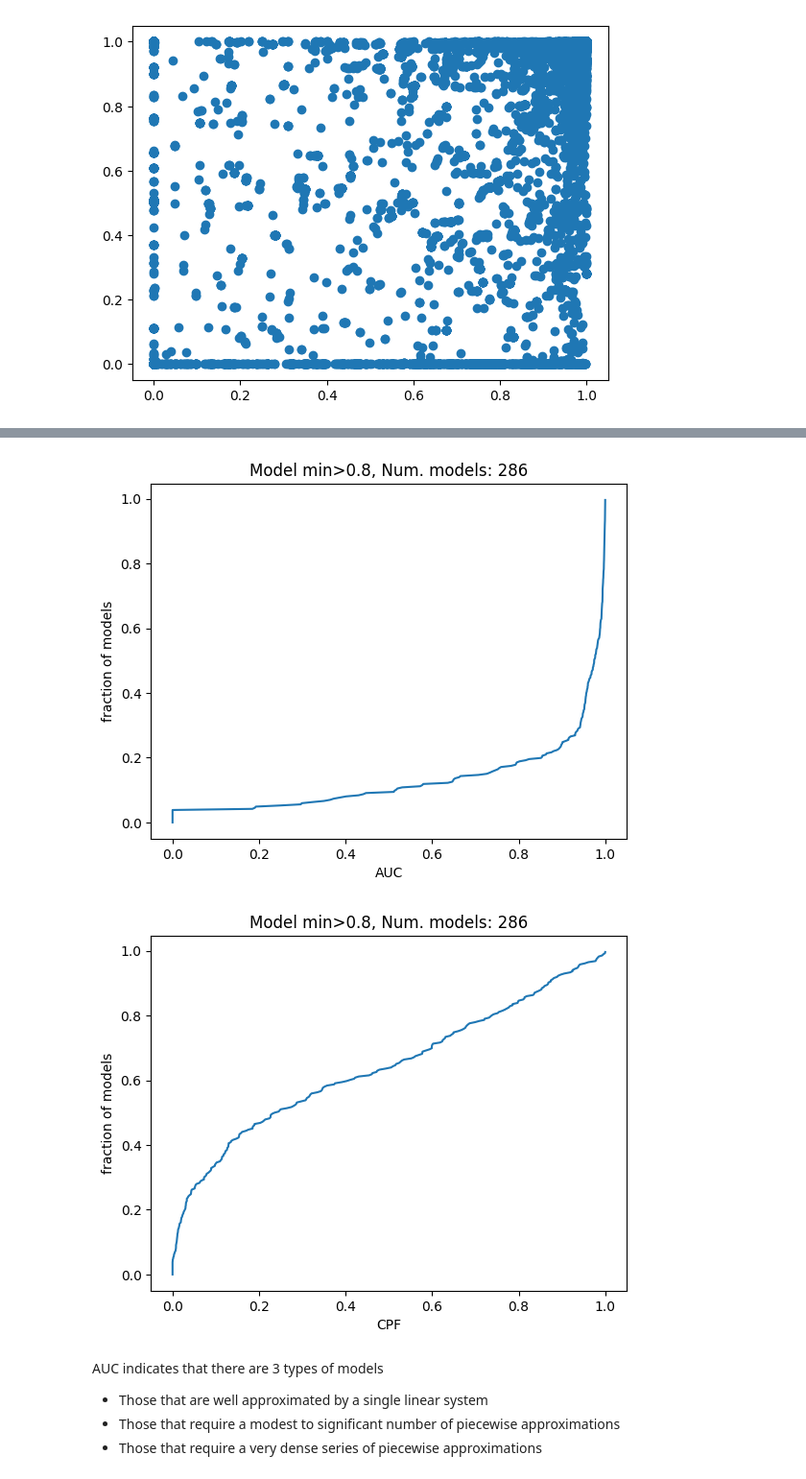
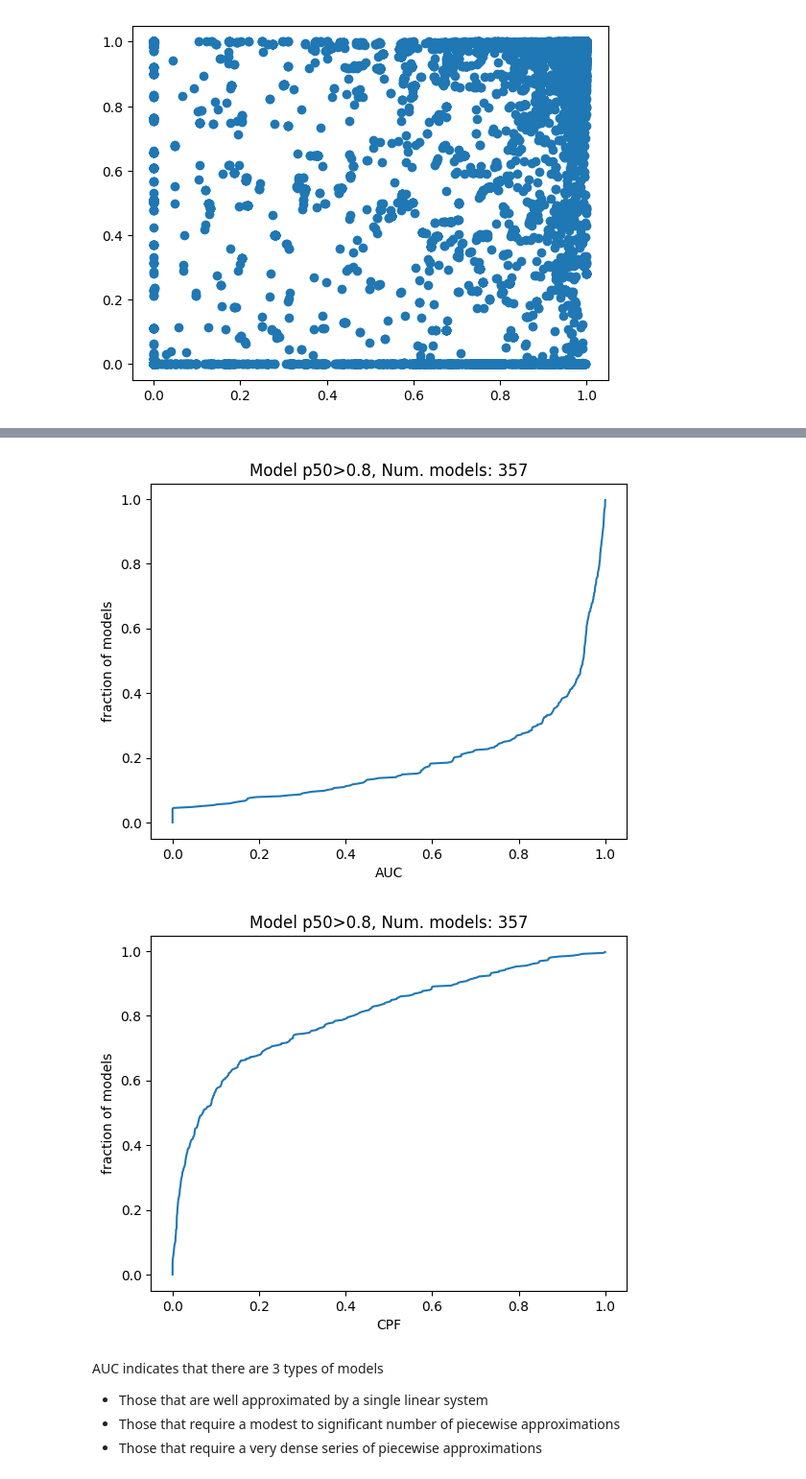
Before and after one commit to ModelEngineering/linearity_analysis, a Jupyter notebook: notebooks/psd_prediction_analysis.ipynb, the cells around one changed output, grey strips where cells are left out. Shown at 96% size. Cells and saved outputs as stored; diff of their text form; code cells hidden in the pictures.

```diff
--- a/notebooks/psd_prediction_analysis.ipynb
+++ b/notebooks/psd_prediction_analysis.ipynb
@@ -16,12 +18,12 @@ from src.piecewise_system_discovery import PiecewiseSystemDiscovery
 # Data analysis
 # %%
 def fileFilter(dct) -> bool:
-    if not "maxreduction" in dct:
+    if not cn.COL_MAX_FRACTIONAL_REDUCTION in dct:
         return False
-    if dct["maxreduction"] !=  1e-5:
+    if dct[cn.COL_MAX_FRACTIONAL_REDUCTION] !=  1e-5:
         pass
         #return False
-    if dct["repeat"] > 1:
+    if dct[cn.COL_REPEAT] > 1:
         pass
         #return False
     return True
@@ -76,35 +79,39 @@ dff
 # %%
 # Parameters
 accuracy_threshold = 0.8
 statistic = cn.COL_P50
-statistic = cn.COL_MIN
+#statistic = cn.COL_MIN
 
 # Data construction
+df = PSDPredictionFileIterator.query(file_filter=fileFilter, data_frame_filter=dataframeFilter,
+        is_guard_filename=True)
+df = df.reset_index()
 df1 = df[df[statistic] > accuracy_threshold]
 MODEL_DF = df1.loc[df1.groupby(cn.COL_SYSTEM_ID)[cn.COL_AUC].idxmin(),
-    [cn.COL_SYSTEM_ID, cn.COL_NUM_CHANGEPOINT, cn.COL_AUC, cn.COL_P50, cn.COL_MAX, cn.COL_MIN, cn.COL_FILENAME]]
+    [cn.COL_SYSTEM_ID, cn.COL_NUM_CHANGEPOINT, cn.COL_AUC, cn.COL_P50, cn.COL_MAX, cn.COL_MIN,
+     cn.COL_FILENAME, cn.COL_CHANGEPOINTS]]
 MODEL_DF["CPF"] = MODEL_DF[cn.COL_NUM_CHANGEPOINT] / 5000  # Account for lower max values
 num_model = len(MODEL_DF[cn.COL_SYSTEM_ID].unique())
 fraction_model = np.array(range(num_model))/num_model
 
 sorted_auc = np.sort(MODEL_DF[cn.COL_AUC].values)
 plt.plot(sorted_auc, fraction_model)
 title = f"Model {statistic}>{accuracy_threshold}, Num. models: {num_model}"
 plt.title(title)
 plt.xlabel("AUC")
 plt.ylabel("fraction of models")
 plt.figure()
 
 
 sorted_auc = np.sort(MODEL_DF["CPF"].values)
 plt.plot(sorted_auc, fraction_model)
 title = f"Model {statistic}>{accuracy_threshold}, Num. models: {num_model}"
 plt.title(title)
 plt.xlabel("CPF")
 _ = plt.ylabel("fraction of models")
 # %% [output]
-[figure, old version]
+[figure, new version]
-[figure, old version]
+[figure, new version]
 # %% [markdown]
 AUC indicates that there are 3 types of models
 * Those that are well approximated by a single linear system
```
Also changed, not shown: parts of 7 cells of this notebook, 1 other file.
